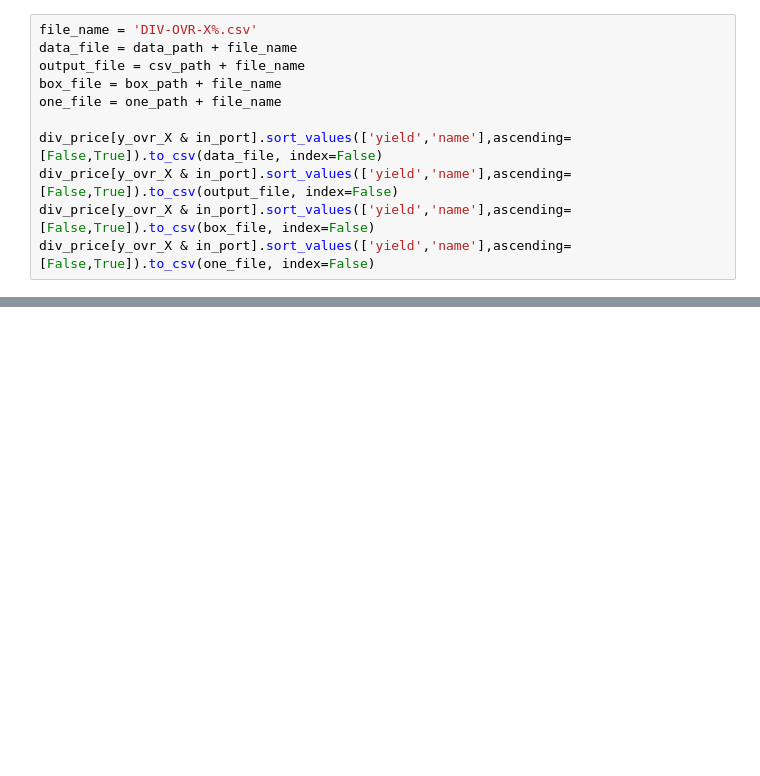
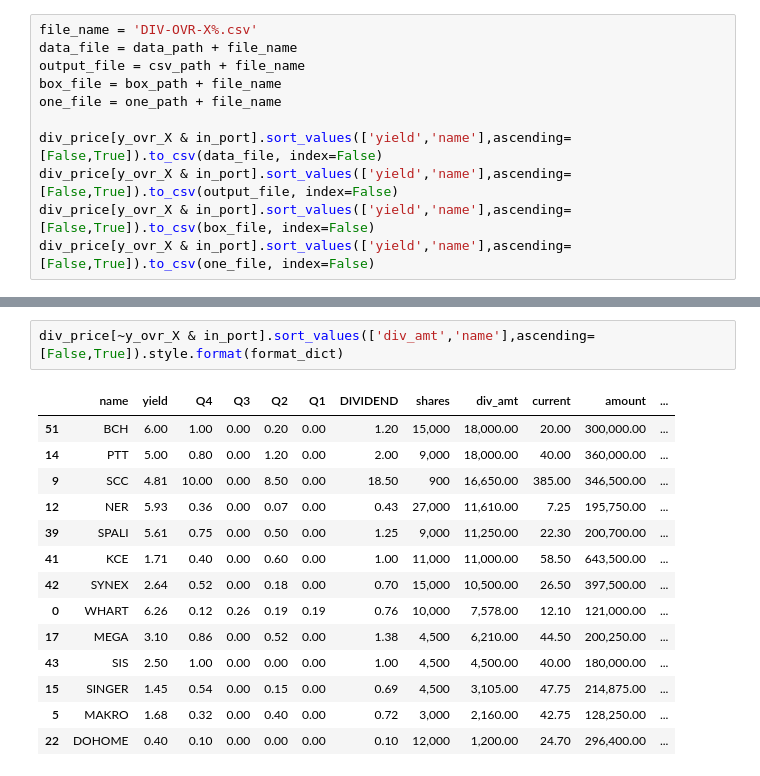
Before and after one commit to santimcs/A8, a Jupyter notebook: Daily/230-Dividend-Over-X-Percent.ipynb, the cells around one changed output, grey strips where cells are left out. Drawn from its saved outputs; the diff is of its cells as text; blank space fills up the shorter version.

```diff
--- a/Daily/230-Dividend-Over-X-Percent.ipynb
+++ b/Daily/230-Dividend-Over-X-Percent.ipynb
@@ -226,3 +249,20 @@ div_price[~y_ovr_X & in_port].sort_values(['yield','name'],ascending=[False,True
+# %%
+div_price[~y_ovr_X & in_port].sort_values(['div_amt','name'],ascending=[False,True]).style.format(format_dict)
+# %% [output]
+|  | name | yield | Q4 | Q3 | Q2 | Q1 | DIVIDEND | shares | div_amt | current | amount | ... |
+| 51 | BCH | 6.00 | 1.00 | 0.00 | 0.20 | 0.00 | 1.20 | 15,000 | 18,000.00 | 20.00 | 300,000.00 | ... |
+| 14 | PTT | 5.00 | 0.80 | 0.00 | 1.20 | 0.00 | 2.00 | 9,000 | 18,000.00 | 40.00 | 360,000.00 | ... |
+| 9 | SCC | 4.81 | 10.00 | 0.00 | 8.50 | 0.00 | 18.50 | 900 | 16,650.00 | 385.00 | 346,500.00 | ... |
+| 12 | NER | 5.93 | 0.36 | 0.00 | 0.07 | 0.00 | 0.43 | 27,000 | 11,610.00 | 7.25 | 195,750.00 | ... |
+| 39 | SPALI | 5.61 | 0.75 | 0.00 | 0.50 | 0.00 | 1.25 | 9,000 | 11,250.00 | 22.30 | 200,700.00 | ... |
+| 41 | KCE | 1.71 | 0.40 | 0.00 | 0.60 | 0.00 | 1.00 | 11,000 | 11,000.00 | 58.50 | 643,500.00 | ... |
+| 42 | SYNEX | 2.64 | 0.52 | 0.00 | 0.18 | 0.00 | 0.70 | 15,000 | 10,500.00 | 26.50 | 397,500.00 | ... |
+| 0 | WHART | 6.26 | 0.12 | 0.26 | 0.19 | 0.19 | 0.76 | 10,000 | 7,578.00 | 12.10 | 121,000.00 | ... |
+| 17 | MEGA | 3.10 | 0.86 | 0.00 | 0.52 | 0.00 | 1.38 | 4,500 | 6,210.00 | 44.50 | 200,250.00 | ... |
+| 43 | SIS | 2.50 | 1.00 | 0.00 | 0.00 | 0.00 | 1.00 | 4,500 | 4,500.00 | 40.00 | 180,000.00 | ... |
+| 15 | SINGER | 1.45 | 0.54 | 0.00 | 0.15 | 0.00 | 0.69 | 4,500 | 3,105.00 | 47.75 | 214,875.00 | ... |
+| 5 | MAKRO | 1.68 | 0.32 | 0.00 | 0.40 | 0.00 | 0.72 | 3,000 | 2,160.00 | 42.75 | 128,250.00 | ... |
+| 22 | DOHOME | 0.40 | 0.10 | 0.00 | 0.00 | 0.00 | 0.10 | 12,000 | 1,200.00 | 24.70 | 296,400.00 | ... |
 # %%
 dividend = div_price[~y_ovr_X & in_port].div_amt.sum()
 cost = div_price[~y_ovr_X & in_port].amount.sum()
```
Also changed, not shown: parts of 15 cells of this notebook, 17 other files.
